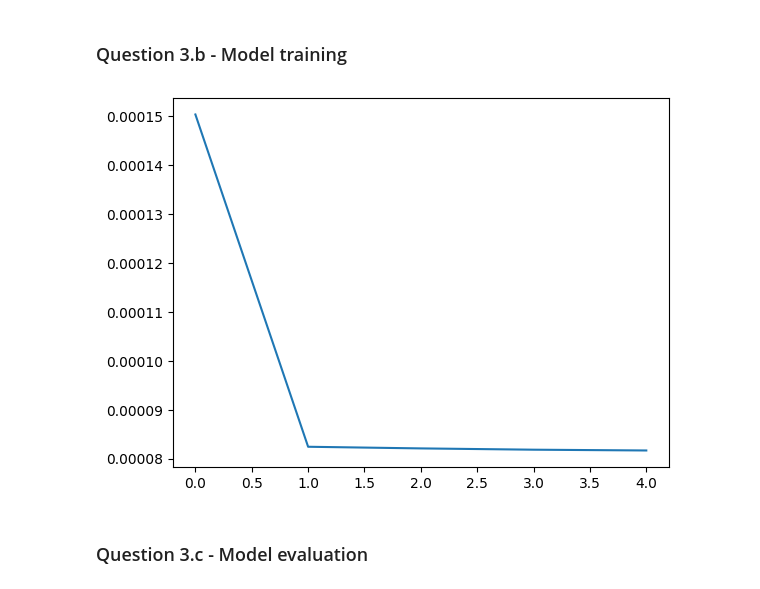
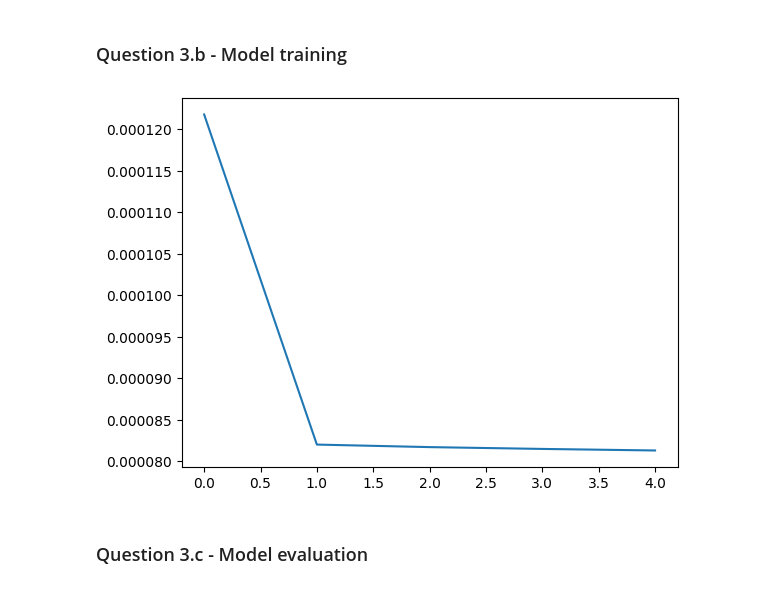
Before and after one commit to RamonKaspar/ML-in-Finance-and-Insurance, a Jupyter notebook: 03_Deep-Hedging/main.ipynb, the cells around one changed output. Drawn from its saved outputs; the diff is of its cells as text; code cells hidden in the pictures.

```diff
--- a/03_Deep-Hedging/main.ipynb
+++ b/03_Deep-Hedging/main.ipynb
@@ -264,7 +265,7 @@ for epoch in training_loop:
         optimizer.zero_grad()
 
         # Accumulate the loss
-        epoch_loss += hedging_error.detach().item()
+        epoch_loss += torch.sum(tmp).detach().item()
 
     # decrease learning rate according to scheduler's settings
     scheduler.step()
@@ -431,7 +434,7 @@ def analytical_solution(s, K, T, t, r, sigma):
     """Implements the analytical formula for the hedging strategy."""
     d_plus = (np.log(s / K) + (r + sigma**2 / 2)*(T - t)) / (sigma * np.sqrt(T - t))
     d_minus = d_plus - sigma * np.sqrt(T - t)
-    return norm.cdf(d_plus) + (K / (sigma * np.sqrt(T - t)) * norm.pdf(d_plus)) - (K**2 * np.exp(r * (T - t)) / (sigma * np.sqrt(T - t))) * norm.pdf(d_minus) * (1/s)
+    return norm.cdf(d_plus) + (1 / (sigma * np.sqrt(T - t)) * norm.pdf(d_plus)) - (K * np.exp(r * (T - t)) / (sigma * np.sqrt(T - t))) * norm.pdf(d_minus) * (1/s)
 
 
 
@@ -592,37 +595,38 @@ for epoch in training_loop:
         H = single_model(S_batch)
 
         # Compute delta_S: S_{t_{j+1}} - S_{t_j}
         delta_S = S_batch[:, 1:] - S_batch[:, :-1]
 
         # Compute hedging cost: sum_j H_{t_j} * delta_S_{t_j}
         hedging_cost = torch.sum(H * delta_S, dim=1)
 
         # Compute the option payoff g(S_T)
         g_of_S_T = call_option_payoff(S_T=S_batch[:, -1], K=1)
 
         # Compute hedging error (i.e., the loss)
-        hedging_error = torch.mean(torch.square(g_of_S_T - p - hedging_cost))
+        tmp = torch.square(g_of_S_T - p - hedging_cost)
+        hedging_error = torch.mean(tmp)
 
         # Backward pass and optimization
         hedging_error.backward()
         optimizer.step()
         optimizer.zero_grad()
 
-        epoch_loss += hedging_error.detach().item()
+        epoch_loss += torch.sum(tmp).detach().item()
 
     scheduler.step()
 
-    avg_epoch_loss = epoch_loss / len(train_loader)
+    avg_epoch_loss = epoch_loss / num_train
     losses.append(avg_epoch_loss)
     training_loop.set_postfix(loss=avg_epoch_loss)
 
 training_time_single = time.time() - start_time
 
 # Plot the training loss
 plt.plot(losses, label='Training loss')
 plt.show()
 # %% [output]
-[figure, old version]
+[figure, new version]
 # %% [markdown]
 ### Question 3.c - Model evaluation
 # %%
```
Also changed, not shown: parts of 10 cells of this notebook, 7 other files.
